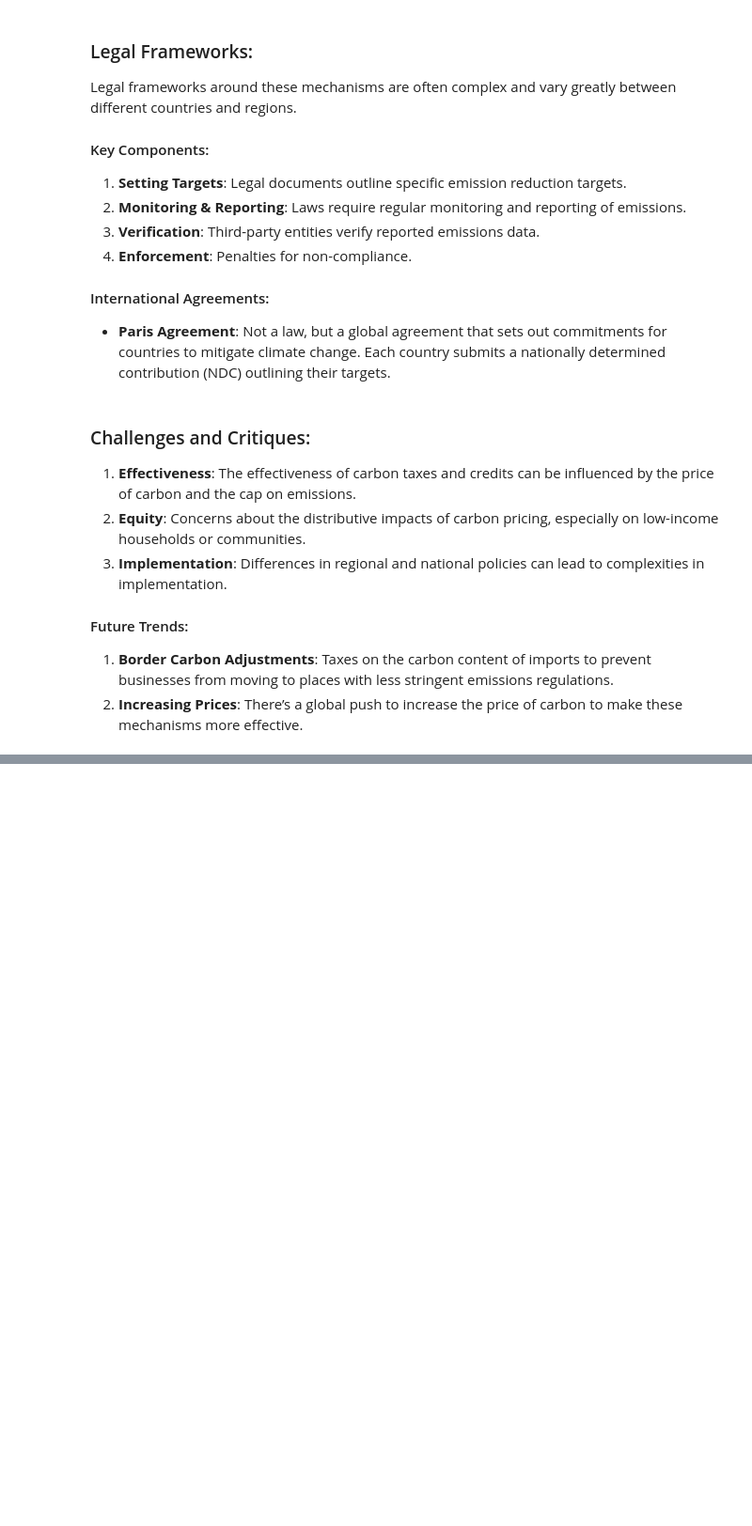
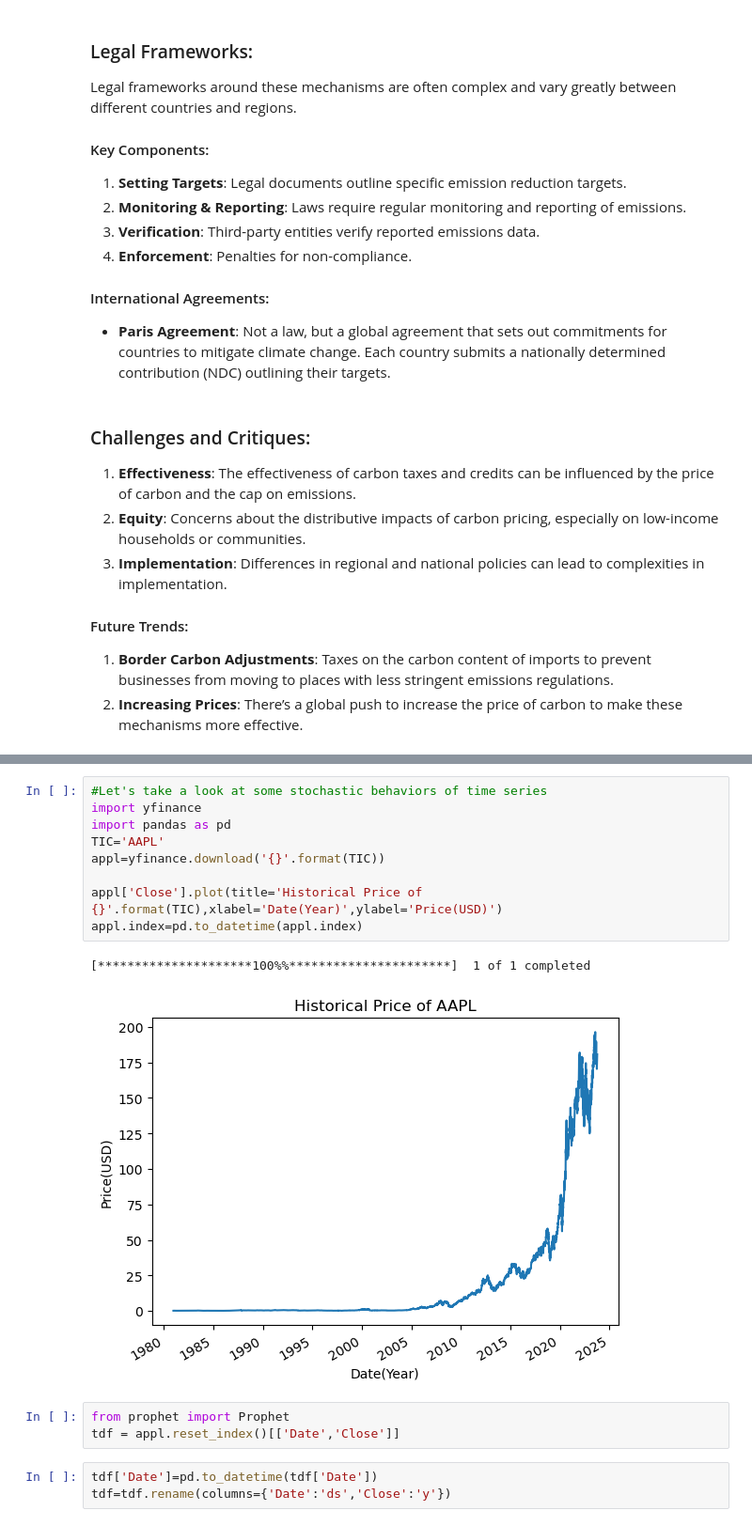
Before and after one commit to clementinec/desn9002, a Jupyter notebook: wip/L3.ipynb, the cells around one changed output, grey strips where cells are left out. Shown at 94% size. Cells and saved outputs as stored; diff of their text form; blank space fills up the shorter version.

```diff
--- a/wip/L3.ipynb
+++ b/wip/L3.ipynb
@@ -184,0 +218,18 @@ Legal frameworks around these mechanisms are often complex and vary greatly betw
+# %%
+#Let's take a look at some stochastic behaviors of time series
+import yfinance
+import pandas as pd
+TIC='AAPL'
+appl=yfinance.download('{}'.format(TIC))
+
+appl['Close'].plot(title='Historical Price of {}'.format(TIC),xlabel='Date(Year)',ylabel='Price(USD)')
+appl.index=pd.to_datetime(appl.index)
+# %% [output]
+[*********************100%%**********************]  1 of 1 completed
+[figure, added]
+# %%
+from prophet import Prophet
+tdf = appl.reset_index()[['Date','Close']]
+# %%
+tdf['Date']=pd.to_datetime(tdf['Date'])
+tdf=tdf.rename(columns={'Date':'ds','Close':'y'})
```
Also changed, not shown: parts of 29 cells of this notebook, 2 other files.
